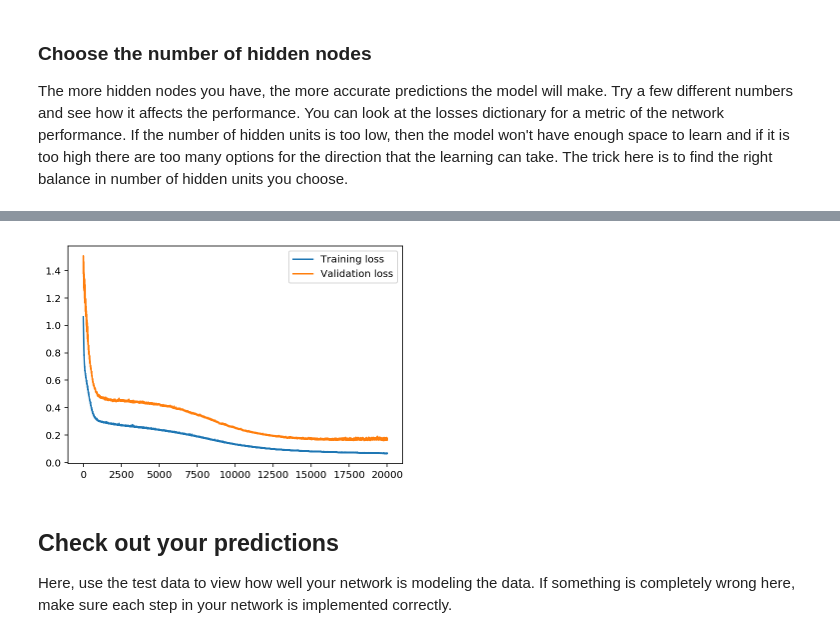
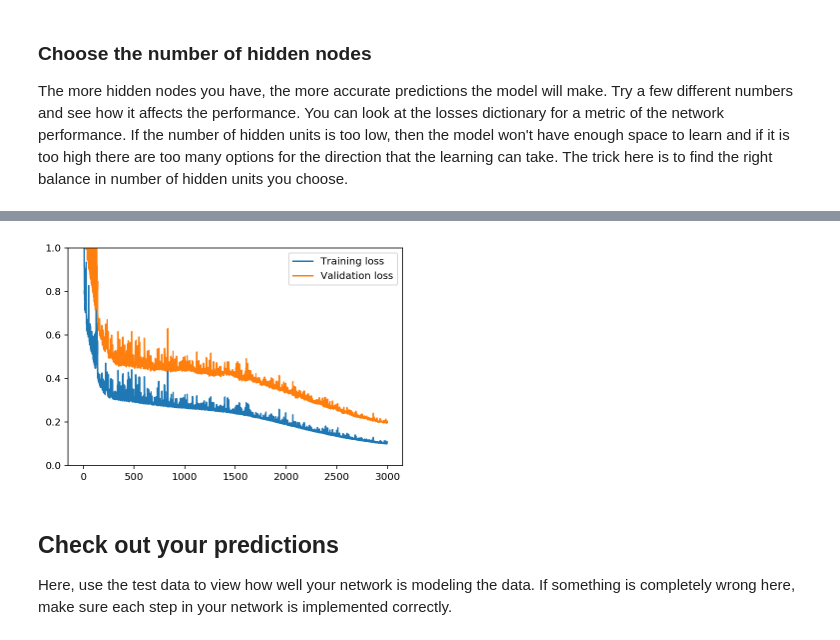
Before and after one commit to rodsnjr/udacity_project1, a Jupyter notebook: Your_first_neural_network.ipynb, the cells around one changed output, grey strips where cells are left out. Cells and saved outputs as stored; diff of their text form; code cells hidden in the pictures.

```diff
--- a/Your_first_neural_network.ipynb
+++ b/Your_first_neural_network.ipynb
@@ -289,9 +289,9 @@ The more hidden nodes you have, the more accurate predictions the model will mak
 import sys
 
 ### Set the hyperparameters here ###
-iterations = 20000
-learning_rate = 0.1
-hidden_nodes = 18
+iterations = 3000
+learning_rate = 0.6
+hidden_nodes = 22
 output_nodes = 1
 
 N_i = train_features.shape[1]
@@ -320,10 +320,10 @@ Progress: 100.0% ... Training loss: 0.066 ... Validation loss: 0.171
 # %%
 plt.plot(losses['train'], label='Training loss')
 plt.plot(losses['validation'], label='Validation loss')
 plt.legend()
-_ = plt.ylim()
+_ = plt.ylim([0, 1.0])
 # %% [output]
-[figure, old version]
+[figure, new version]
 # %% [markdown]
 ## Check out your predictions
 
```
Also changed, not shown: parts of 3 cells of this notebook.
